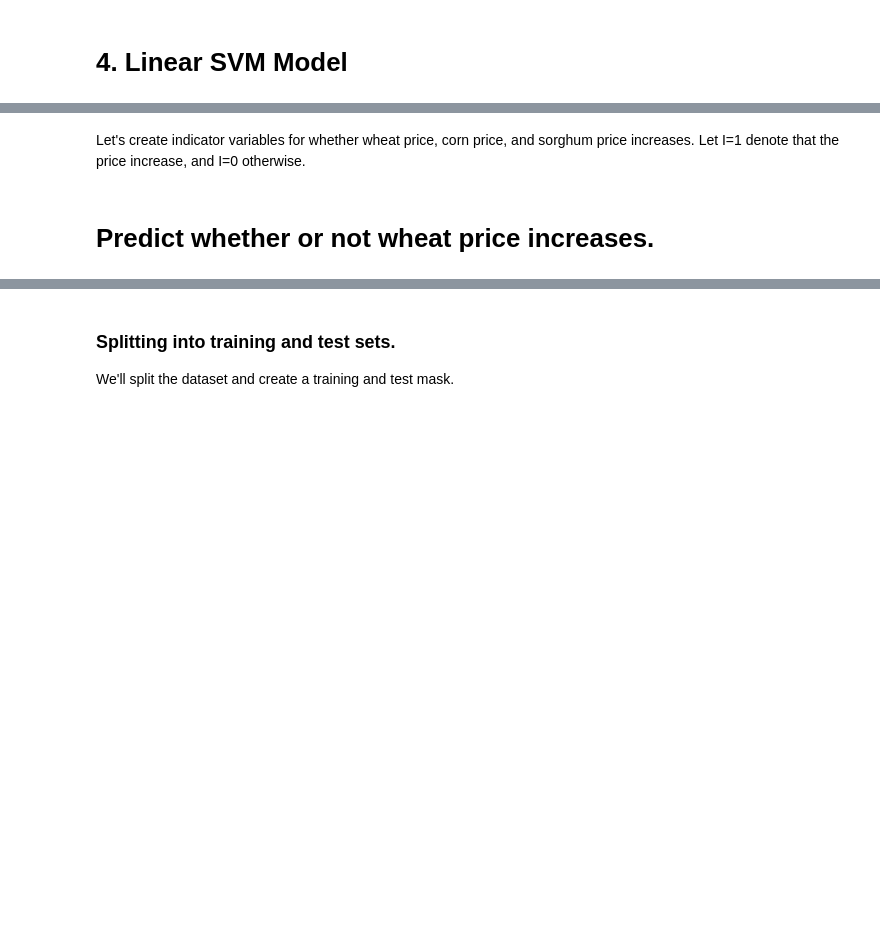
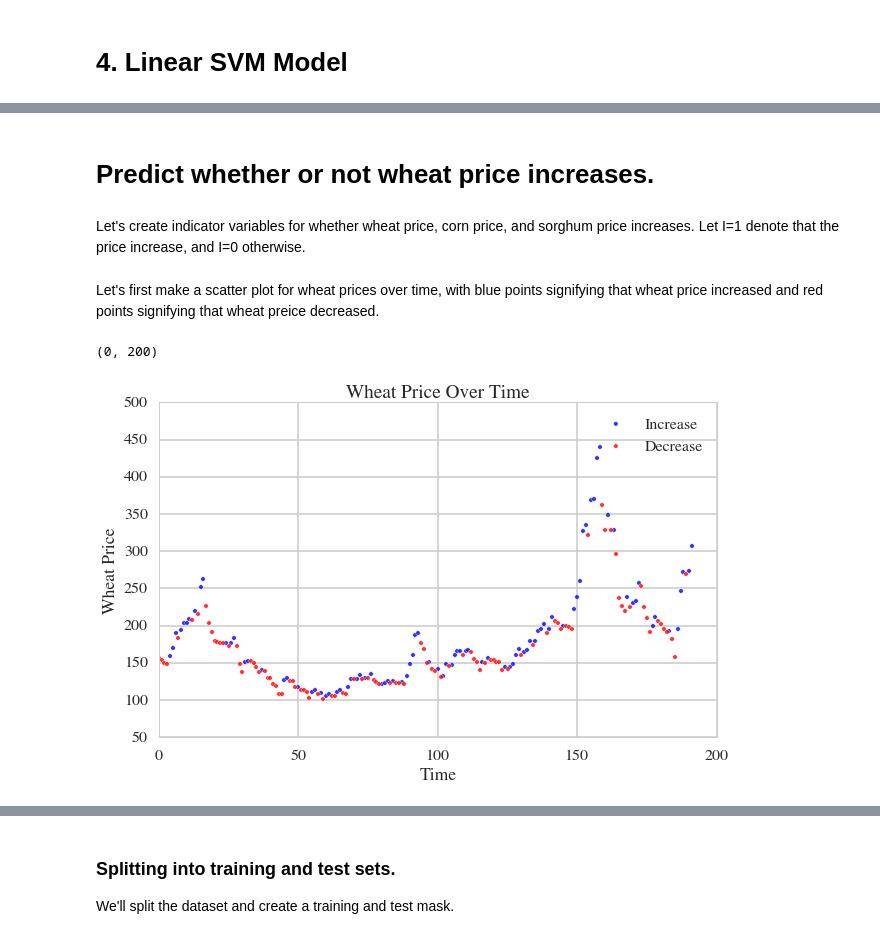
Before and after one commit to dwang953/109-Project, a Jupyter notebook: What's_the_Price_of_Wheat.ipynb, the cells around one changed output, grey strips where cells are left out. Cells and saved outputs as stored; diff of their text form; code cells hidden in the pictures; blank space fills up the shorter version.

```diff
--- a/What's_the_Price_of_Wheat.ipynb
+++ b/What's_the_Price_of_Wheat.ipynb
@@ -1650,3 +1652,5 @@ plt.ylabel('Wheat Price ($)')
+# %% [markdown]
+# Predict whether or not wheat price increases.
 # %% [markdown]
 Let's create indicator variables for whether wheat price, corn price, and sorghum price increases. Let I=1 denote that the price increase, and I=0 otherwise.
 # %%
@@ -1654,5 +1658,21 @@ dftouse['Wheat_Price'] = dftouse['Wheat_Price'].map(lambda x: int(round(x)))
 dftouse['I_CP'] =dftouse['CP_%_Change'].map(lambda x: 1 if x > 0 else 0)
 dftouse['I_WP'] =dftouse['WP_%_Change'].map(lambda x: 1 if x > 0 else 0)
 dftouse['I_SP'] =dftouse['SP_%_Change'].map(lambda x: 1 if x > 0 else 0)
-# %% [markdown]
-# Predict whether or not wheat price increases.
+# %% [markdown]
+Let's first make a scatter plot for wheat prices over time, with blue points signifying that wheat price increased and red points signifying that wheat preice decreased.
+# %%
+from matplotlib.colors import ListedColormap
+cm_bright = ListedColormap(['#FF0000', '#0000FF'])
+
+increase = plt.scatter(dftouse.index[dftouse.I_WP==1], dftouse.Wheat_Price[dftouse.I_WP==1],
+            c=cm_bright.colors[1], alpha=0.8, label='Increase')
+decrease = plt.scatter(dftouse.index[dftouse.I_WP==0], dftouse.Wheat_Price[dftouse.I_WP==0],
+            c=cm_bright.colors[0], alpha=0.8, label='Decrease');
+plt.xlabel('Time')
+plt.ylabel('Wheat Price')
+plt.title('Wheat Price Over Time')
+plt.legend(handles=[increase, decrease])
+plt.xlim([0,200])
+# %% [output]
+(0, 200)
+[figure, added]
```
Also changed, not shown: parts of 12 cells of this notebook.
